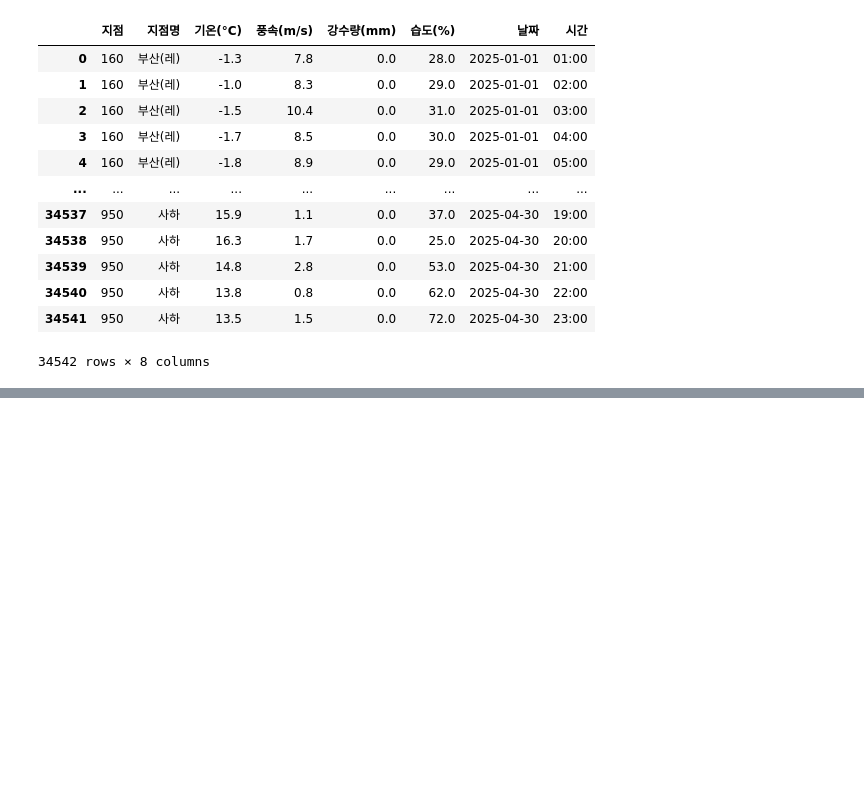
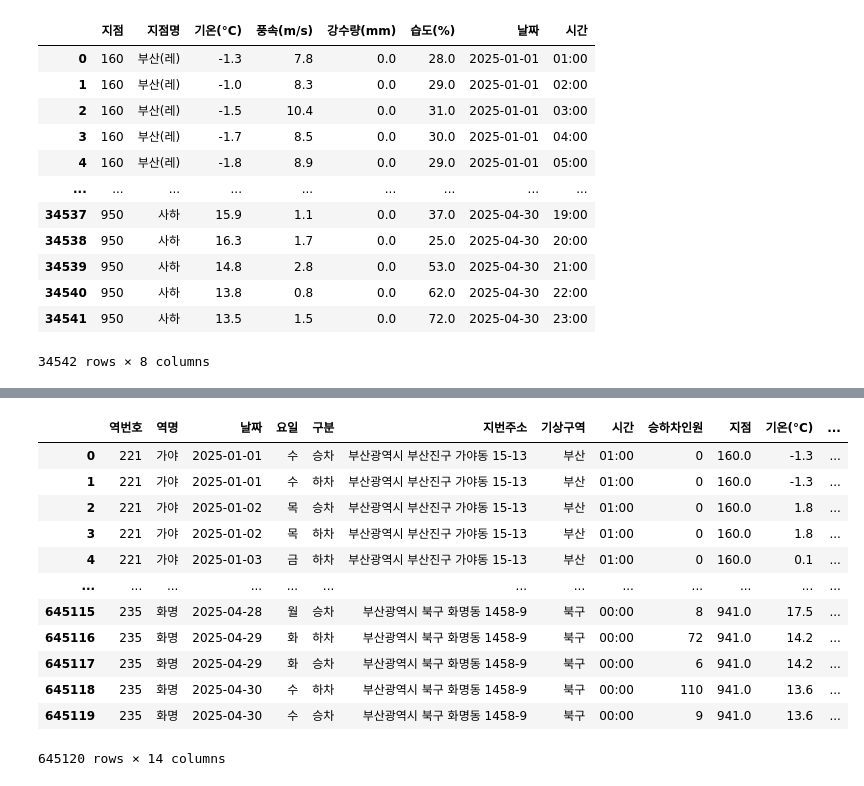
Before and after one commit to scholar-star/Predict_Project-Data, a Jupyter notebook: data_processing.ipynb, the cells around one changed output, grey strips where cells are left out. Drawn from its saved outputs; the diff is of its cells as text; code cells hidden in the pictures; blank space fills up the shorter version.

```diff
--- a/data_processing.ipynb
+++ b/data_processing.ipynb
@@ -311,0 +415,2 @@ past_yangsan
+# %%
+past_busan_yangsan = pd.concat([past_busan, past_yangsan])
@@ -311,0 +481,2 @@ past_yangsan
+# %%
+past_busan_yangsan.rename(columns={'지점명': '기상구역'}, inplace=True)
@@ -311,0 +499,3 @@ past_yangsan
+# %%
+synth_data
+synth_data = synth_data.rename(columns={'년월일':'날짜'})
@@ -311,0 +518,18 @@ past_yangsan
+# %%
+synth_data = pd.merge(synth_data, past_busan_yangsan, on=['날짜', '시간', '기상구역'], how='left')
+# %%
+synth_data
+# %% [output]
+|  | 역번호 | 역명 | 날짜 | 요일 | 구분 | 지번주소 | 기상구역 | 시간 | 승하차인원 | 지점 | 기온(°C) | ... |
+| 0 | 221 | 가야 | 2025-01-01 | 수 | 승차 | 부산광역시 부산진구 가야동 15-13 | 부산 | 01:00 | 0 | 160.0 | -1.3 | ... |
+| 1 | 221 | 가야 | 2025-01-01 | 수 | 하차 | 부산광역시 부산진구 가야동 15-13 | 부산 | 01:00 | 0 | 160.0 | -1.3 | ... |
+| 2 | 221 | 가야 | 2025-01-02 | 목 | 승차 | 부산광역시 부산진구 가야동 15-13 | 부산 | 01:00 | 0 | 160.0 | 1.8 | ... |
+| 3 | 221 | 가야 | 2025-01-02 | 목 | 하차 | 부산광역시 부산진구 가야동 15-13 | 부산 | 01:00 | 0 | 160.0 | 1.8 | ... |
+| 4 | 221 | 가야 | 2025-01-03 | 금 | 하차 | 부산광역시 부산진구 가야동 15-13 | 부산 | 01:00 | 0 | 160.0 | 0.1 | ... |
+| ... | ... | ... | ... | ... | ... | ... | ... | ... | ... | ... | ... | ... |
+| 645115 | 235 | 화명 | 2025-04-28 | 월 | 승차 | 부산광역시 북구 화명동 1458-9 | 북구 | 00:00 | 8 | 941.0 | 17.5 | ... |
+| 645116 | 235 | 화명 | 2025-04-29 | 화 | 하차 | 부산광역시 북구 화명동 1458-9 | 북구 | 00:00 | 72 | 941.0 | 14.2 | ... |
+| 645117 | 235 | 화명 | 2025-04-29 | 화 | 승차 | 부산광역시 북구 화명동 1458-9 | 북구 | 00:00 | 6 | 941.0 | 14.2 | ... |
+| 645118 | 235 | 화명 | 2025-04-30 | 수 | 하차 | 부산광역시 북구 화명동 1458-9 | 북구 | 00:00 | 110 | 941.0 | 13.6 | ... |
+| 645119 | 235 | 화명 | 2025-04-30 | 수 | 승차 | 부산광역시 북구 화명동 1458-9 | 북구 | 00:00 | 9 | 941.0 | 13.6 | ... |
+645120 rows × 14 columns
```
Also changed, not shown: parts of 19 cells of this notebook.
